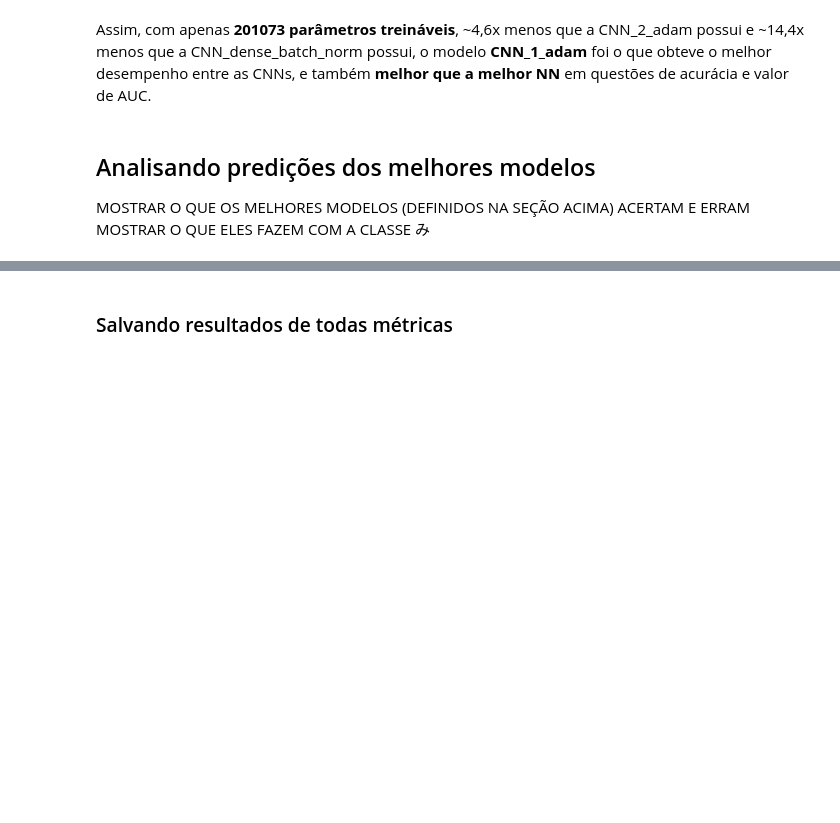
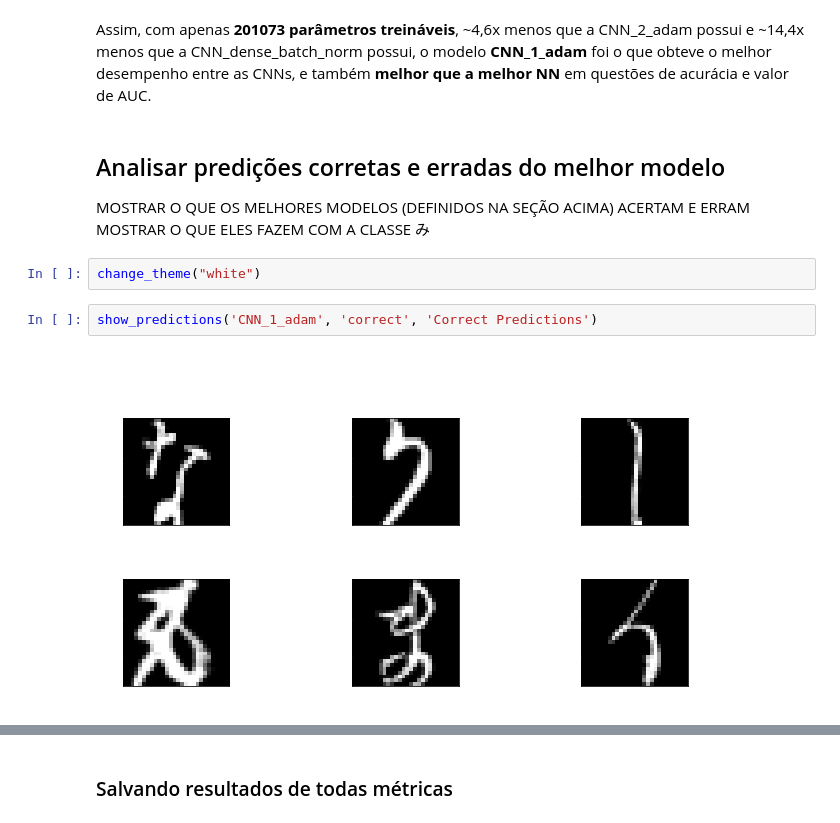
Before and after one commit to medina325/kuzushiji-character-recognition, a Jupyter notebook: AsianCharacterRecognition.ipynb, the cells around one changed output, grey strips where cells are left out. Saved outputs shown, nothing was run; the diff lists cells and outputs as text; blank space fills up the shorter version.

Commit message:
Adicionando algumas predições corretas e incorretas do melhor modelo

```diff
--- a/AsianCharacterRecognition.ipynb
+++ b/AsianCharacterRecognition.ipynb
@@ -845,7 +841,13 @@ Como os modelos CNN_dense_batch_norm, CNN_1_adam e CNN_2_adam obtiveram resultad
 # %% [markdown]
 Assim, com apenas **201073 parâmetros treináveis**, ~4,6x menos que a CNN_2_adam possui e ~14,4x menos que a CNN_dense_batch_norm possui, o modelo **CNN_1_adam** foi o que obteve o melhor desempenho entre as CNNs, e também **melhor que a melhor NN** em questões de acurácia e valor de AUC.
 # %% [markdown]
-## Analisando predições dos melhores modelos
+## Analisar predições corretas e erradas do melhor modelo
 
 MOSTRAR O QUE OS MELHORES MODELOS (DEFINIDOS NA SEÇÃO ACIMA) ACERTAM E ERRAM
 MOSTRAR O QUE ELES FAZEM COM A CLASSE み
+# %%
+change_theme("white")
+# %%
+show_predictions('CNN_1_adam', 'correct', 'Correct Predictions')
+# %% [output]
+[figure, added]
```
Also changed, not shown: parts of 5 cells of this notebook, 5 other files.
